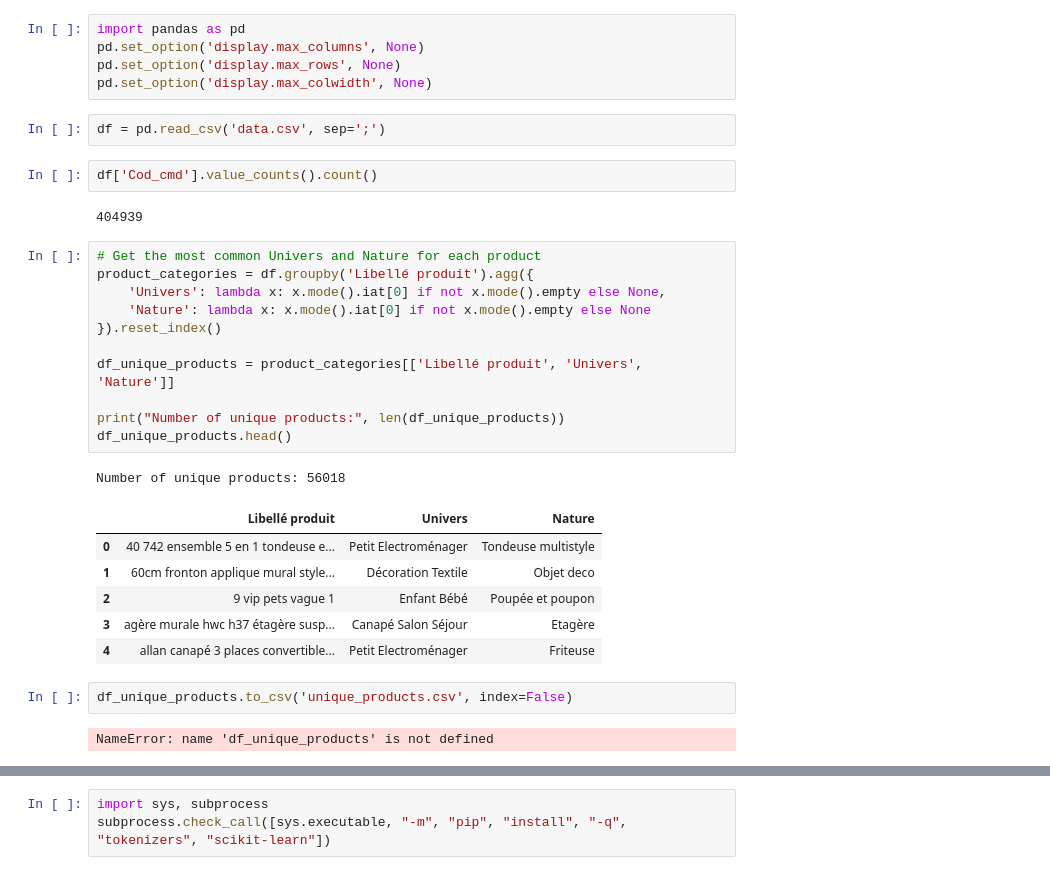
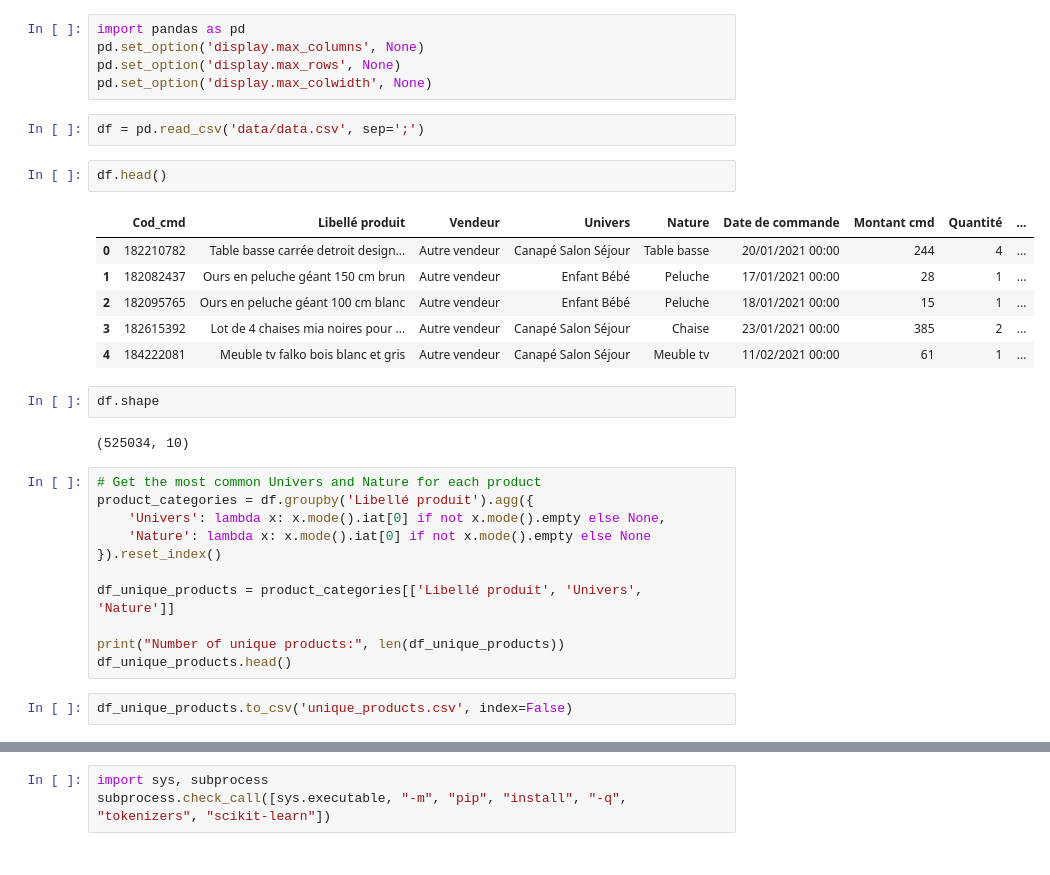
Before and after one commit to ValentinPy1/E-Commerce-Product-Error-Detection, a Jupyter notebook: test_analysis.ipynb, the cells around one changed output, grey strips where cells are left out. Drawn from its saved outputs; the diff is of its cells as text.

```diff
--- a/test_analysis.ipynb
+++ b/test_analysis.ipynb
@@ -4,11 +4,20 @@ pd.set_option('display.max_columns', None)
 pd.set_option('display.max_rows', None)
 pd.set_option('display.max_colwidth', None)
 # %%
-df = pd.read_csv('data.csv', sep=';')
+df = pd.read_csv('data/data.csv', sep=';')
 # %%
-df['Cod_cmd'].value_counts().count()
+df.head()
 # %% [output]
-404939
+|  | Cod_cmd | Libellé produit | Vendeur | Univers | Nature | Date de commande | Montant cmd | Quantité | ... |
+| 0 | 182210782 | Table basse carrée detroit design... | Autre vendeur | Canapé Salon Séjour | Table basse | 20/01/2021 00:00 | 244 | 4 | ... |
+| 1 | 182082437 | Ours en peluche géant 150 cm brun | Autre vendeur | Enfant Bébé | Peluche | 17/01/2021 00:00 | 28 | 1 | ... |
+| 2 | 182095765 | Ours en peluche géant 100 cm blanc | Autre vendeur | Enfant Bébé | Peluche | 18/01/2021 00:00 | 15 | 1 | ... |
+| 3 | 182615392 | Lot de 4 chaises mia noires pour ... | Autre vendeur | Canapé Salon Séjour | Chaise | 23/01/2021 00:00 | 385 | 2 | ... |
+| 4 | 184222081 | Meuble tv falko bois blanc et gris | Autre vendeur | Canapé Salon Séjour | Meuble tv | 11/02/2021 00:00 | 61 | 1 | ... |
+# %%
+df.shape
+# %% [output]
+(525034, 10)
 # %%
 # Get the most common Univers and Nature for each product
 product_categories = df.groupby('Libellé produit').agg({
@@ -20,16 +29,6 @@ df_unique_products = product_categories[['Libellé produit', 'Univers', 'Nature'
 
 print("Number of unique products:", len(df_unique_products))
 df_unique_products.head()
-# %% [output]
-Number of unique products: 56018
-|  | Libellé produit | Univers | Nature |
-| 0 | 40 742 ensemble 5 en 1 tondeuse e... | Petit Electroménager | Tondeuse multistyle |
-| 1 | 60cm fronton applique mural style... | Décoration Textile | Objet deco |
-| 2 | 9 vip pets vague 1 | Enfant Bébé | Poupée et poupon |
-| 3 | agère murale hwc h37 étagère susp... | Canapé Salon Séjour | Etagère |
-| 4 | allan canapé 3 places convertible... | Petit Electroménager | Friteuse |
 # %%
 df_unique_products.to_csv('unique_products.csv', index=False)
-# %% [output]
-NameError: name 'df_unique_products' is not defined
 # %%
```
Also changed, not shown: parts of 3 cells of this notebook, 3 other files.
